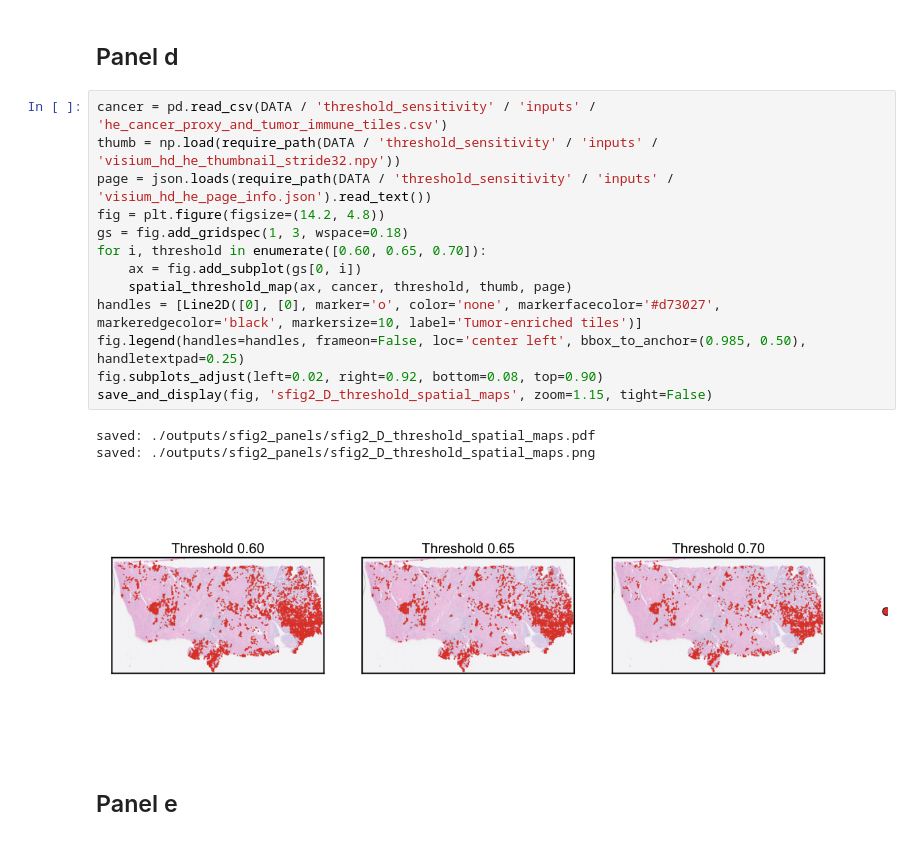
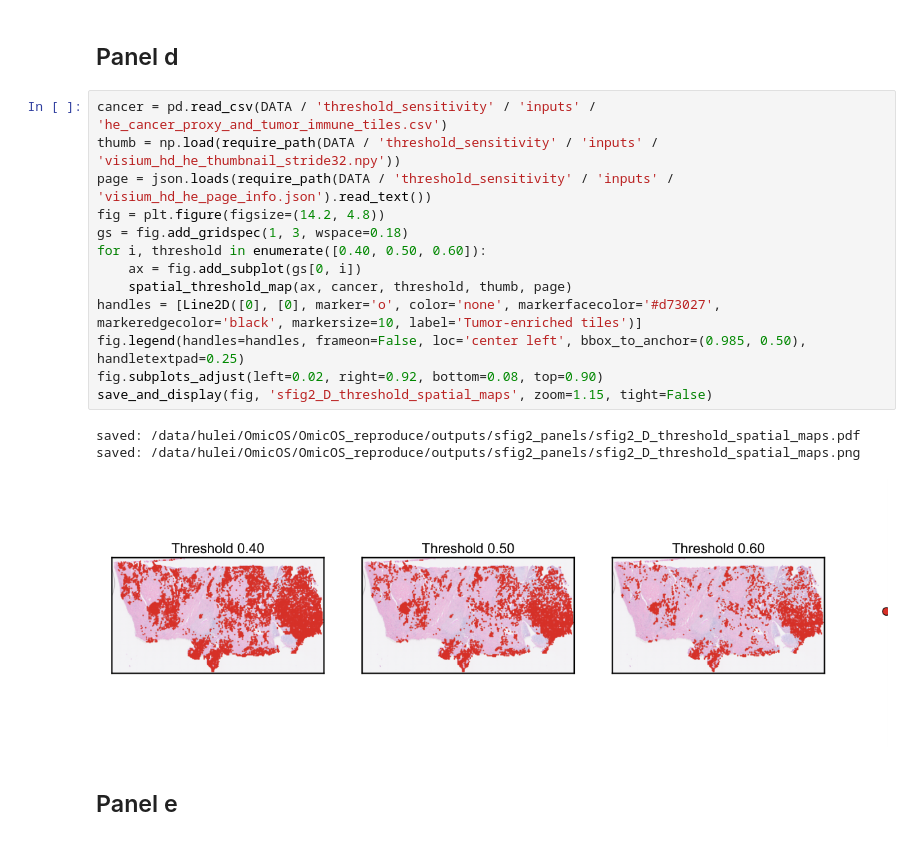
Before and after one commit to hurry060215-tech/OmicOS-HE_Reproducibility, a Jupyter notebook: fig5_supplementary_2.ipynb, the cells around one changed output. Cells and saved outputs as stored; diff of their text form.

```diff
--- a/fig5_supplementary_2.ipynb
+++ b/fig5_supplementary_2.ipynb
@@ -273,20 +273,20 @@ saved: ./outputs/sfig2_panels/sfig2_C_threshold_jaccard.png
 # %%
 cancer = pd.read_csv(DATA / 'threshold_sensitivity' / 'inputs' / 'he_cancer_proxy_and_tumor_immune_tiles.csv')
 thumb = np.load(require_path(DATA / 'threshold_sensitivity' / 'inputs' / 'visium_hd_he_thumbnail_stride32.npy'))
 page = json.loads(require_path(DATA / 'threshold_sensitivity' / 'inputs' / 'visium_hd_he_page_info.json').read_text())
 fig = plt.figure(figsize=(14.2, 4.8))
 gs = fig.add_gridspec(1, 3, wspace=0.18)
-for i, threshold in enumerate([0.60, 0.65, 0.70]):
+for i, threshold in enumerate([0.40, 0.50, 0.60]):
     ax = fig.add_subplot(gs[0, i])
     spatial_threshold_map(ax, cancer, threshold, thumb, page)
 handles = [Line2D([0], [0], marker='o', color='none', markerfacecolor='#d73027', markeredgecolor='black', markersize=10, label='Tumor-enriched tiles')]
 fig.legend(handles=handles, frameon=False, loc='center left', bbox_to_anchor=(0.985, 0.50), handletextpad=0.25)
 fig.subplots_adjust(left=0.02, right=0.92, bottom=0.08, top=0.90)
 save_and_display(fig, 'sfig2_D_threshold_spatial_maps', zoom=1.15, tight=False)
 # %% [output]
-saved: ./outputs/sfig2_panels/sfig2_D_threshold_spatial_maps.pdf
-saved: ./outputs/sfig2_panels/sfig2_D_threshold_spatial_maps.png
+saved: /data/hulei/OmicOS/OmicOS_reproduce/outputs/sfig2_panels/sfig2_D_threshold_spatial_maps.pdf
+saved: /data/hulei/OmicOS/OmicOS_reproduce/outputs/sfig2_panels/sfig2_D_threshold_spatial_maps.png
-[figure, old version]
+[figure, new version]
 # %% [markdown]
 ## Panel e
 # %%
```
Also changed, not shown: parts of 9 cells of this notebook, 18 other files.
